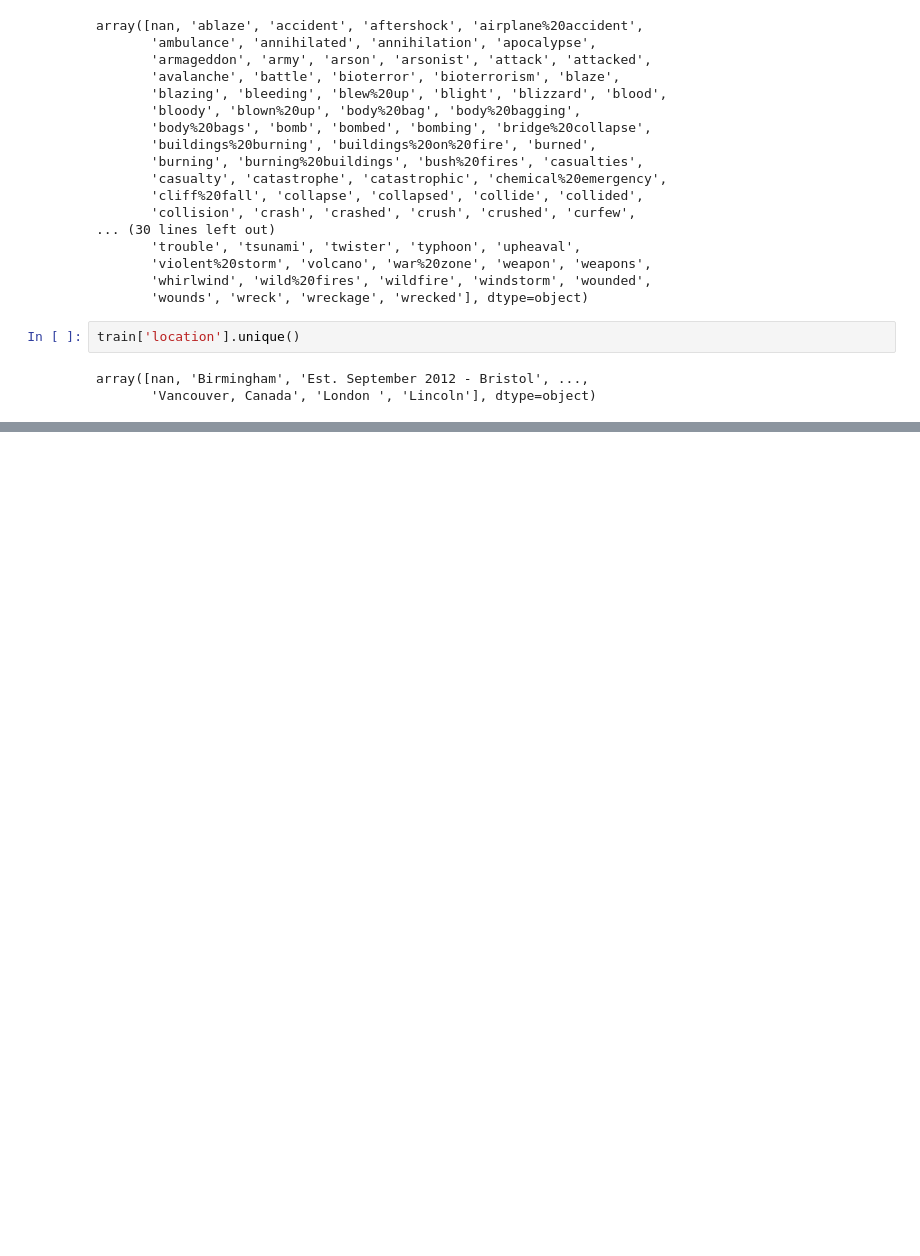
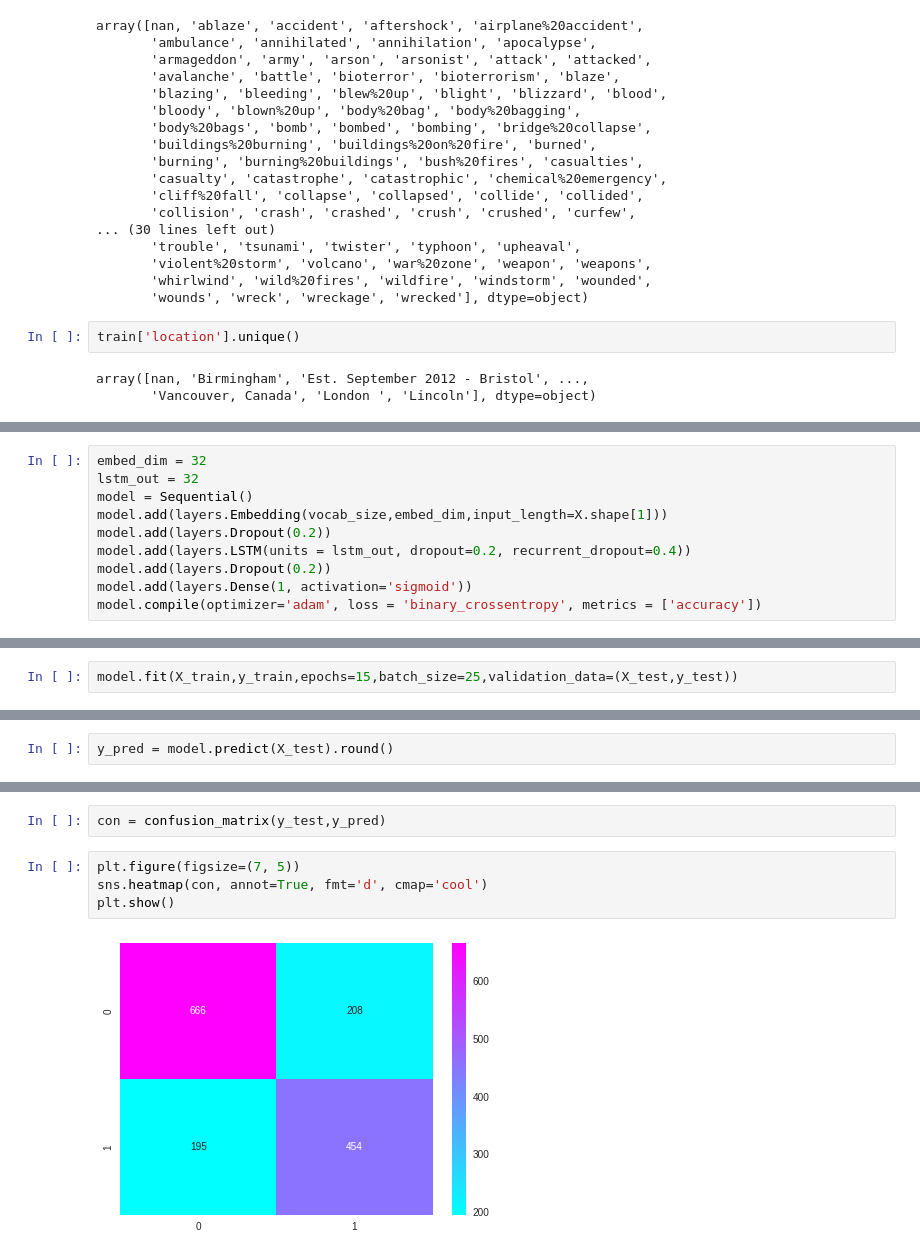
Before and after one commit to prathamagrawal/Text-Processing, a Jupyter notebook: model.ipynb, the cells around one changed output, grey strips where cells are left out. Drawn from its saved outputs; the diff is of its cells as text; blank space fills up the shorter version.

Commit message:
LSTM Model

```diff
--- a/model.ipynb
+++ b/model.ipynb
@@ -81,0 +515,10 @@ array([nan, 'Birmingham', 'Est. September 2012 - Bristol', ...,
+# %%
+embed_dim = 32
+lstm_out = 32
+model = Sequential()
+model.add(layers.Embedding(vocab_size,embed_dim,input_length=X.shape[1]))
+model.add(layers.Dropout(0.2))
+model.add(layers.LSTM(units = lstm_out, dropout=0.2, recurrent_dropout=0.4))
+model.add(layers.Dropout(0.2))
+model.add(layers.Dense(1, activation='sigmoid'))
+model.compile(optimizer='adam', loss = 'binary_crossentropy', metrics = ['accuracy'])
@@ -81,0 +547,2 @@ array([nan, 'Birmingham', 'Est. September 2012 - Bristol', ...,
+# %%
+model.fit(X_train,y_train,epochs=15,batch_size=25,validation_data=(X_test,y_test))
@@ -81,0 +578,2 @@ array([nan, 'Birmingham', 'Est. September 2012 - Bristol', ...,
+# %%
+y_pred = model.predict(X_test).round()
@@ -81,0 +598,8 @@ array([nan, 'Birmingham', 'Est. September 2012 - Bristol', ...,
+# %%
+con = confusion_matrix(y_test,y_pred)
+# %%
+plt.figure(figsize=(7, 5))
+sns.heatmap(con, annot=True, fmt='d', cmap='cool')
+plt.show()
+# %% [output]
+[figure, added]
```
Also changed, not shown: parts of 32 cells of this notebook.
